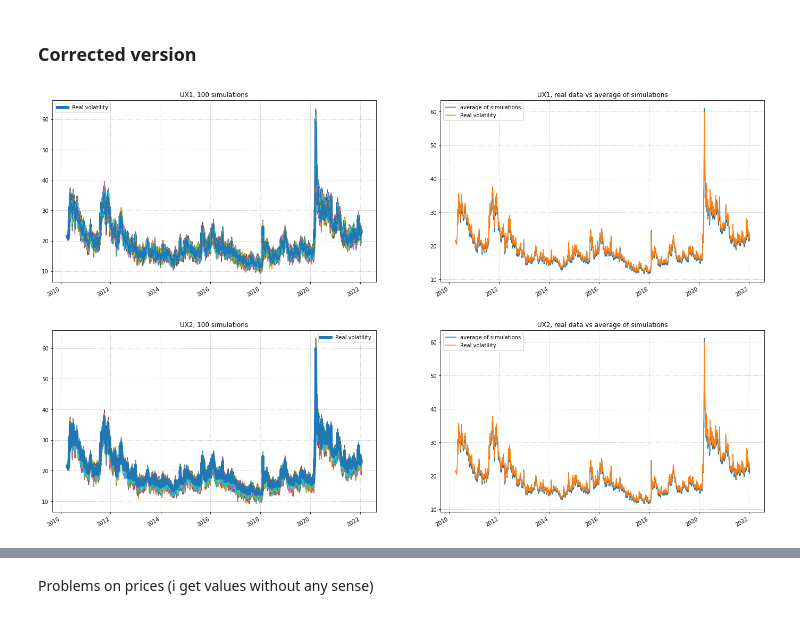
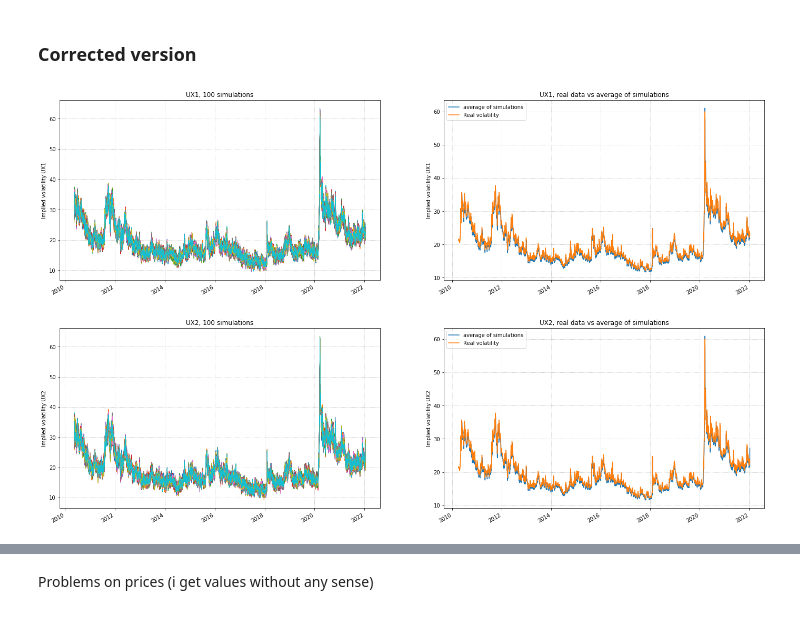
Before and after one commit to aidinattar/Volatility-carry-trading-strategy, a Jupyter notebook: Project.ipynb, the cells around one changed output, grey strips where cells are left out. Drawn from its saved outputs; the diff is of its cells as text; code cells hidden in the pictures.

```diff
--- a/Project.ipynb
+++ b/Project.ipynb
@@ -489,8 +512,8 @@ for i in range(30,UX1.index.size):
 # %%
-vol1    = np.insert(vol1,    0, np.full((30, Npaths), np.nan), axis=0)
-vol2    = np.insert(vol2,    0, np.full((30, Npaths), np.nan), axis=0)
-prices1 = np.insert(prices1, 0, np.full((30, Npaths), np.nan), axis=0)
-prices2 = np.insert(prices2, 0, np.full((30, Npaths), np.nan), axis=0)
+vol1    = np.insert(vol1,    0, np.full((n, Npaths), np.nan), axis=0)
+vol2    = np.insert(vol2,    0, np.full((n, Npaths), np.nan), axis=0)
+prices1 = np.insert(prices1, 0, np.full((n, Npaths), np.nan), axis=0)
+prices2 = np.insert(prices2, 0, np.full((n, Npaths), np.nan), axis=0)
 
 for k in range(Npaths):
     col      = 'sim_' + str(k)
@@ -502,45 +525,49 @@ UX2['mean_sim'] = (UX2.loc[:, ['sim_' + str(k) for k in range(Npaths)]]).mean(ax
 # %%
 fig, ax = plt.subplots(ncols=2, figsize=(24,7))
 
-ax[0].plot(UX1.index, UX1.PX_LAST, lw=5, label='Real volatility')
+#ax[0].plot(UX1.index, UX1.PX_LAST, lw=2, label='Real volatility')
 for k in range(Npaths):
     col = 'sim_' + str(k)
-    ax[0].plot(UX1.index, UX1[col], label='')
+    ax[0].plot(UX1.index, UX1[col], label='', lw=1)
 ax[0].grid(linestyle='dotted')
-ax[0].legend(loc='upper left')
+#ax[0].legend(loc='upper left')
 ax[0].set_title('UX1, ' + str(Npaths) + ' simulations')
+ax[0].set_ylabel('Implied volatility UX1')
 
 ax[1].plot(UX1.index, UX1['mean_sim'], label='average of simulations')
 ax[1].plot(UX1.index, UX1.PX_LAST, label='Real volatility')
 ax[1].grid(linestyle='dotted')
 ax[1].legend(loc='upper left')
 ax[1].set_title('UX1, real data vs average of simulations')
+ax[1].set_ylabel('Implied volatility UX1')
 
 fig.autofmt_xdate()
 plt.show()
 # %% [output]
-[figure, old version]
+[figure, new version]
 # %%
 fig, ax = plt.subplots(ncols=2, figsize=(24,7))
 
 for k in range(Npaths):
     col = 'sim_' + str(k)
-    ax[0].plot(UX2.index, UX2[col], label='')
-ax[0].plot(UX2.index, UX2.PX_LAST, lw=5, label='Real volatility')
+    ax[0].plot(UX2.index, UX2[col], label='', lw=1)
+#ax[0].plot(UX2.index, UX2.PX_LAST, lw=5, label='Real volatility')
 ax[0].grid(linestyle='dotted')
-ax[0].legend(loc='best')
+#ax[0].legend(loc='best')
 ax[0].set_title('UX2, ' + str(Npaths) + ' simulations')
+ax[0].set_ylabel('Implied volatility UX2')
 
 ax[1].plot(UX2.index, UX2['mean_sim'], label='average of simulations')
 ax[1].plot(UX2.index, UX2.PX_LAST, label='Real volatility')
 ax[1].grid(linestyle='dotted')
 ax[1].legend(loc='best')
 ax[1].set_title('UX2, real data vs average of simulations')
+ax[1].set_ylabel('Implied volatility UX2')
 
 fig.autofmt_xdate()
 plt.show()
 # %% [output]
-[figure, old version]
+[figure, new version]
 # %%
 UX1['resid'] = UX1['mean_sim'] - UX1['PX_LAST']
 UX2['resid'] = UX2['mean_sim'] - UX2['PX_LAST']
```
Also changed, not shown: parts of 8 cells of this notebook, 1 other file.
